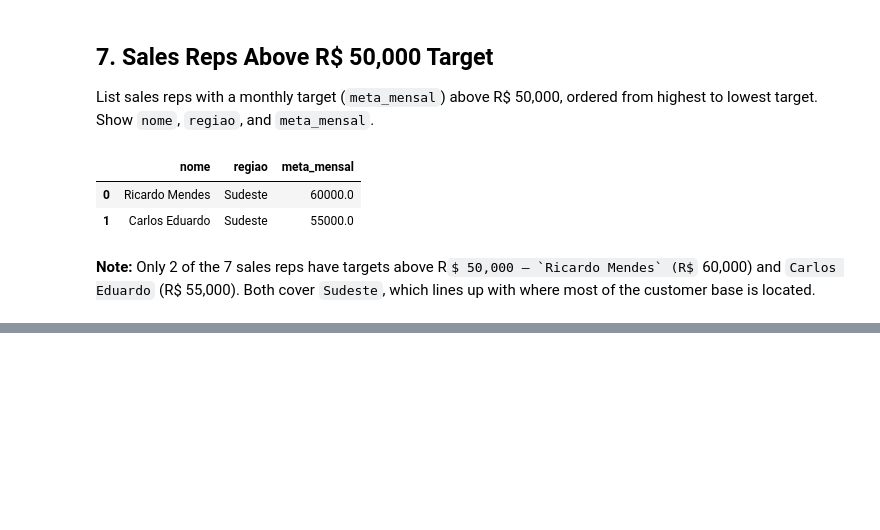
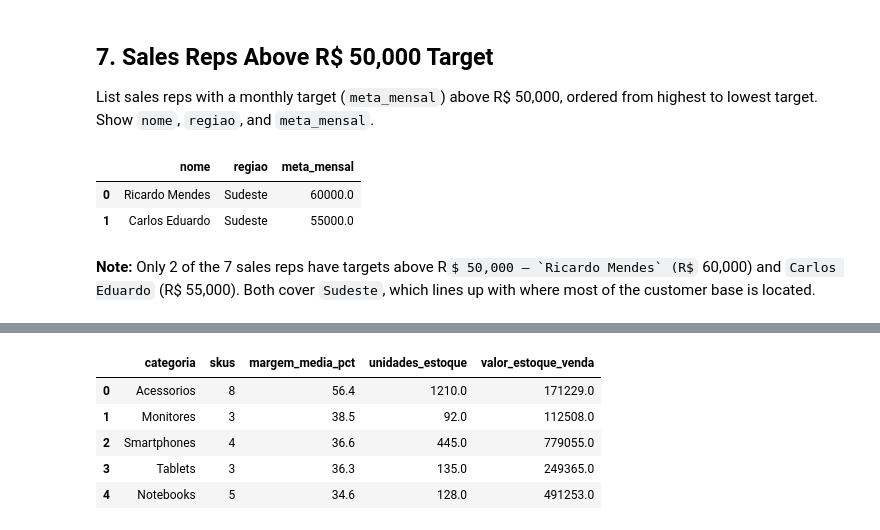
Before and after one commit to NickNunes26/datamundo-practice, a Jupyter notebook: first_week_report.ipynb, the cells around one changed output, grey strips where cells are left out. Cells and saved outputs as stored; diff of their text form; code cells hidden in the pictures; some formulas as TeX source; blank space fills up the shorter version.

```diff
--- a/first_week_report.ipynb
+++ b/first_week_report.ipynb
@@ -202,0 +320,20 @@ sql(query)
+# %%
+query = """
+SELECT
+    categoria,
+    COUNT(*) AS skus,
+    ROUND(AVG((preco - custo) / preco * 100), 1) AS margem_media_pct,
+    SUM(estoque) AS unidades_estoque,
+    ROUND(SUM(preco * estoque), 2) AS valor_estoque_venda
+FROM produtos
+GROUP BY categoria
+ORDER BY margem_media_pct DESC;
+"""
+sql(query)
+# %% [output]
+|  | categoria | skus | margem_media_pct | unidades_estoque | valor_estoque_venda |
+| 0 | Acessorios | 8 | 56.4 | 1210.0 | 171229.0 |
+| 1 | Monitores | 3 | 38.5 | 92.0 | 112508.0 |
+| 2 | Smartphones | 4 | 36.6 | 445.0 | 779055.0 |
+| 3 | Tablets | 3 | 36.3 | 135.0 | 249365.0 |
+| 4 | Notebooks | 5 | 34.6 | 128.0 | 491253.0 |
```
Also changed, not shown: parts of 17 cells of this notebook, 4 other files.
